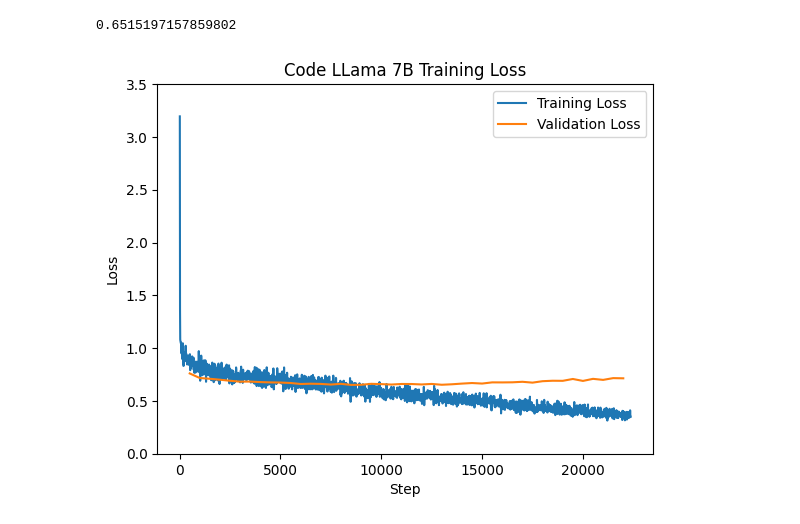
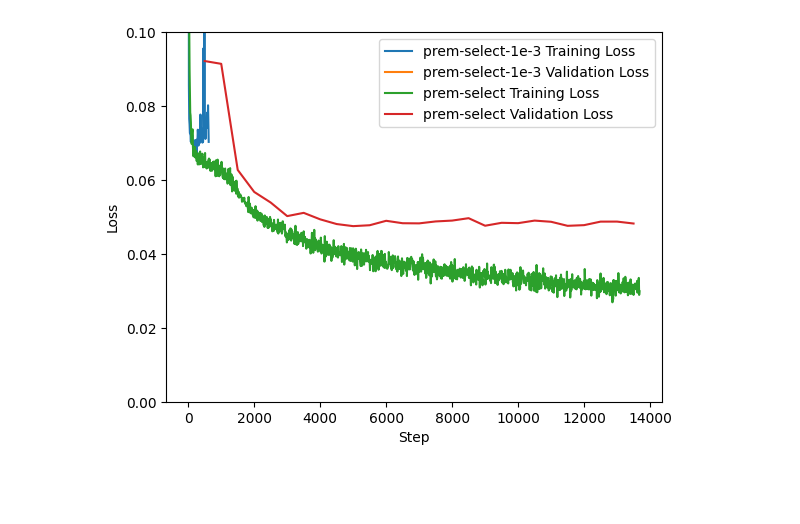
Before and after one commit to rkthomps/coq-modeling, a Jupyter notebook: notebooks/tactic_gen/plots.ipynb, the cells around one changed output. Cells and saved outputs as stored; diff of their text form; code cells hidden in the pictures; blank space fills up the shorter version.

```diff
--- a/notebooks/tactic_gen/plots.ipynb
+++ b/notebooks/tactic_gen/plots.ipynb
@@ -14,4 +13,9 @@ MODEL_NAME = "codellama-7b-basic-rnd-split-rnd-samp-2"
 MODELS_DIR_PATH = "/home/kthompson/coq-modeling/models"
+# %%
+MODEL_NAMES = [
+    "prem-select-1e-3",
+    "prem-select",
+]
 # %%
 def get_latest_train_state(models_dir, model_name):
     model_path = os.path.join(models_dir, model_name)
@@ -29,7 +33,29 @@ def get_latest_train_state(models_dir, model_name):
     train_state_loc = os.path.join(models_dir, model_name, checkpoint_name, "trainer_state.json")
     with open(train_state_loc, "r") as fin:
         return json.load(fin)
+# %%
+def plot_loss(train_logs: list[TrainLog],
+              eval_logs: list[EvalLog],
+              label: str,
+              ax: plt.axes.Axes) -> None:
+    train_xs = [s.step for s in train_logs]
+    train_ys = [s.loss for s in train_logs]
+    eval_xs = [s.step for s in eval_logs]
+    eval_ys = [s.eval_loss for s in eval_logs]
+    #ax.set_ylim(0, 3.5)
+    ax.set_ylim(0, 0.1)
+    ax.plot(train_xs, train_ys, label=f"{label} Training Loss")
+    ax.plot(eval_xs, eval_ys, label=f"{label} Validation Loss")
+    ax.set_xlabel("Step")
+    ax.set_ylabel("Loss")
+    #ax.set_title("Code LLama 7B Training Loss")
+    ax.legend()
 # %%
-train_state_data = get_latest_train_state(MODELS_DIR_PATH, MODEL_NAME)
-train_logs = parse_train_longs(train_state_data["log_history"])
-eval_logs = parse_eval_logs(train_state_data["log_history"])
+fig, ax = plt.subplots()
+for m in MODEL_NAMES:
+    train_state_data = get_latest_train_state(MODELS_DIR_PATH, m)
+    train_logs = parse_train_longs(train_state_data["log_history"])
+    eval_logs = parse_eval_logs(train_state_data["log_history"])
+    plot_loss(train_logs, eval_logs, m, ax)
+# %% [output]
+[figure, added]
@@ -51,8 +61,0 @@ def plot_loss(train_logs: list[TrainLog],
-# %%
-min([e.eval_loss for e in eval_logs])
-# %% [output]
-0.6515197157859802
-# %%
-plot_loss(train_logs, eval_logs)
-# %% [output]
-[figure, removed]
```
Also changed, not shown: parts of 2 cells of this notebook, 2 other files.
